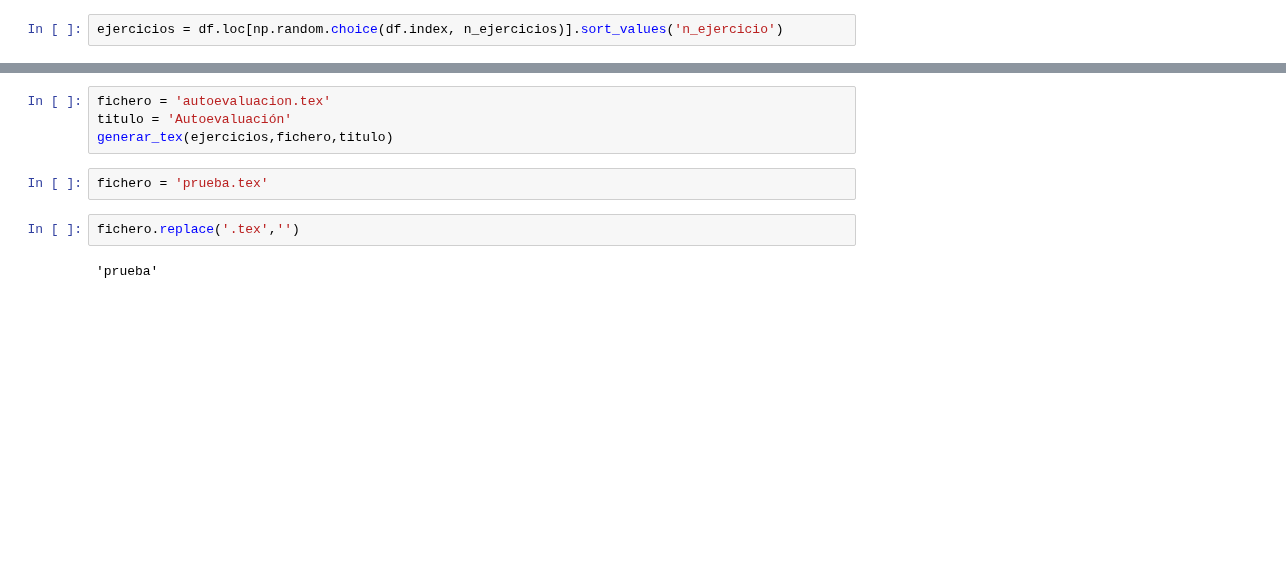
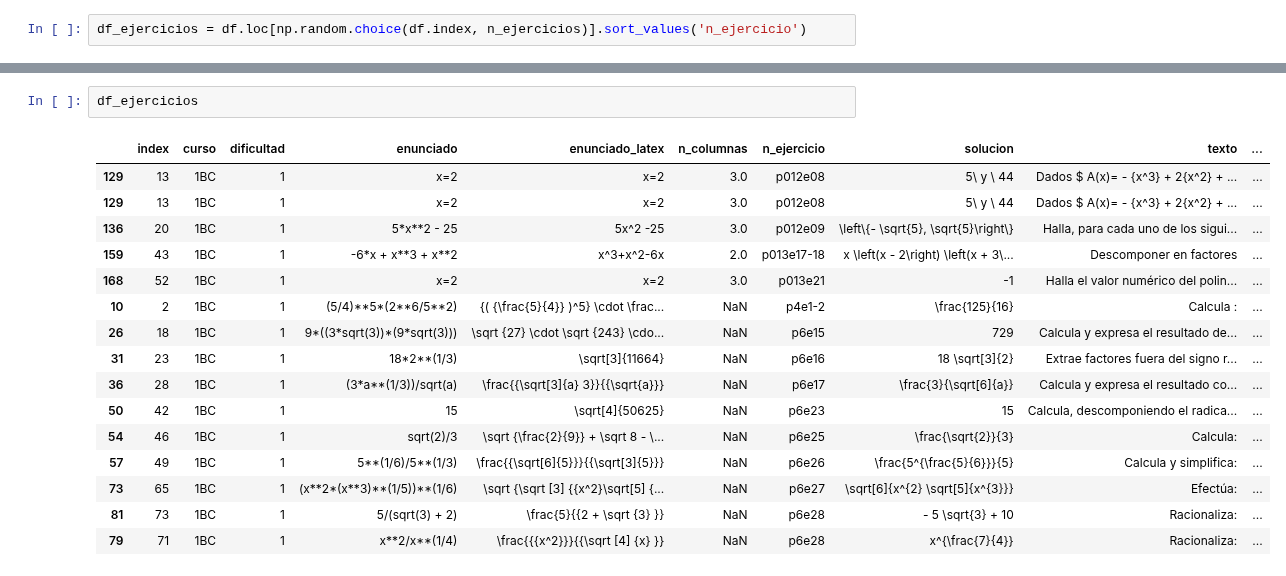
Before and after one commit to crdguez/mat1bac_cit, a Jupyter notebook: notebooks/explotacion_ejercicios.ipynb, the cells around one changed output, grey strips where cells are left out. Drawn from its saved outputs; the diff is of its cells as text; blank space fills up the shorter version.

```diff
--- a/notebooks/explotacion_ejercicios.ipynb
+++ b/notebooks/explotacion_ejercicios.ipynb
@@ -35,2 +37,2 @@ df
 # %%
-ejercicios = df.loc[np.random.choice(df.index, n_ejercicios)].sort_values('n_ejercicio')
+df_ejercicios = df.loc[np.random.choice(df.index, n_ejercicios)].sort_values('n_ejercicio')
@@ -56,10 +39,19 @@ ejercicios
-# %%
-fichero = 'autoevaluacion.tex'
-titulo = 'Autoevaluación'
-generar_tex(ejercicios,fichero,titulo)
-# %%
-fichero = 'prueba.tex'
-# %%
-fichero.replace('.tex','')
-# %% [output]
-'prueba'
+# %%
+df_ejercicios
+# %% [output]
+|  | index | curso | dificultad | enunciado | enunciado_latex | n_columnas | n_ejercicio | solucion | texto | ... |
+| 129 | 13 | 1BC | 1 | x=2 | x=2 | 3.0 | p012e08 | 5\ y \ 44 | Dados $ A(x)= - {x^3} + 2{x^2} + ... | ... |
+| 129 | 13 | 1BC | 1 | x=2 | x=2 | 3.0 | p012e08 | 5\ y \ 44 | Dados $ A(x)= - {x^3} + 2{x^2} + ... | ... |
+| 136 | 20 | 1BC | 1 | 5*x**2 - 25 | 5x^2 -25 | 3.0 | p012e09 | \left\{- \sqrt{5}, \sqrt{5}\right\} | Halla, para cada uno de los sigui... | ... |
+| 159 | 43 | 1BC | 1 | -6*x + x**3 + x**2 | x^3+x^2-6x | 2.0 | p013e17-18 | x \left(x - 2\right) \left(x + 3\... | Descomponer en factores | ... |
+| 168 | 52 | 1BC | 1 | x=2 | x=2 | 3.0 | p013e21 | -1 | Halla el valor numérico del polin... | ... |
+| 10 | 2 | 1BC | 1 | (5/4)**5*(2**6/5**2) | {( {\frac{5}{4}} )^5} \cdot \frac... | NaN | p4e1-2 | \frac{125}{16} | Calcula : | ... |
+| 26 | 18 | 1BC | 1 | 9*((3*sqrt(3))*(9*sqrt(3))) | \sqrt {27} \cdot \sqrt {243} \cdo... | NaN | p6e15 | 729 | Calcula y expresa el resultado de... | ... |
+| 31 | 23 | 1BC | 1 | 18*2**(1/3) | \sqrt[3]{11664} | NaN | p6e16 | 18 \sqrt[3]{2} | Extrae factores fuera del signo r... | ... |
+| 36 | 28 | 1BC | 1 | (3*a**(1/3))/sqrt(a) | \frac{{\sqrt[3]{a} 3}}{{\sqrt{a}}} | NaN | p6e17 | \frac{3}{\sqrt[6]{a}} | Calcula y expresa el resultado co... | ... |
+| 50 | 42 | 1BC | 1 | 15 | \sqrt[4]{50625} | NaN | p6e23 | 15 | Calcula, descomponiendo el radica... | ... |
+| 54 | 46 | 1BC | 1 | sqrt(2)/3 | \sqrt {\frac{2}{9}} + \sqrt 8 - \... | NaN | p6e25 | \frac{\sqrt{2}}{3} | Calcula: | ... |
+| 57 | 49 | 1BC | 1 | 5**(1/6)/5**(1/3) | \frac{{\sqrt[6]{5}}}{{\sqrt[3]{5}}} | NaN | p6e26 | \frac{5^{\frac{5}{6}}}{5} | Calcula y simplifica: | ... |
+| 73 | 65 | 1BC | 1 | (x**2*(x**3)**(1/5))**(1/6) | \sqrt {\sqrt [3] {{x^2}\sqrt[5] {... | NaN | p6e27 | \sqrt[6]{x^{2} \sqrt[5]{x^{3}}} | Efectúa: | ... |
+| 81 | 73 | 1BC | 1 | 5/(sqrt(3) + 2) | \frac{5}{{2 + \sqrt {3} }} | NaN | p6e28 | - 5 \sqrt{3} + 10 | Racionaliza: | ... |
+| 79 | 71 | 1BC | 1 | x**2/x**(1/4) | \frac{{{x^2}}}{{\sqrt [4] {x} }} | NaN | p6e28 | x^{\frac{7}{4}} | Racionaliza: | ... |
```
Also changed, not shown: parts of 5 cells of this notebook, 4 other files.
